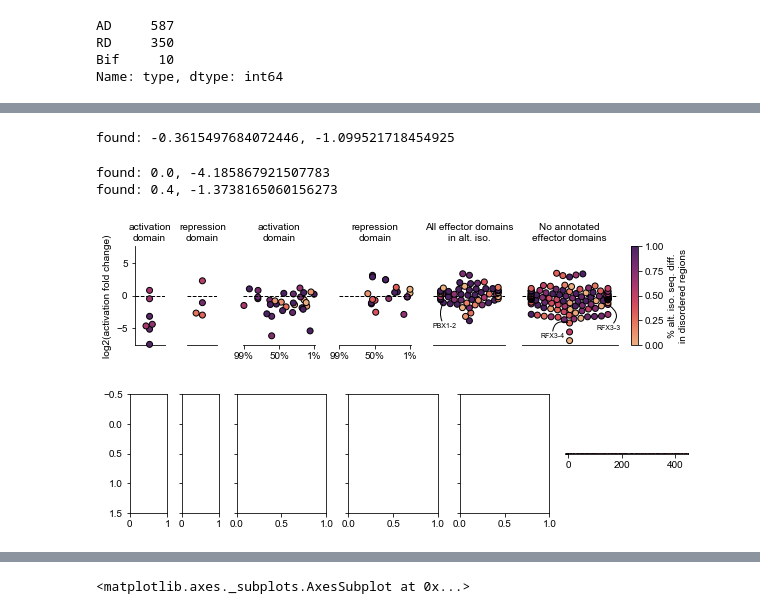
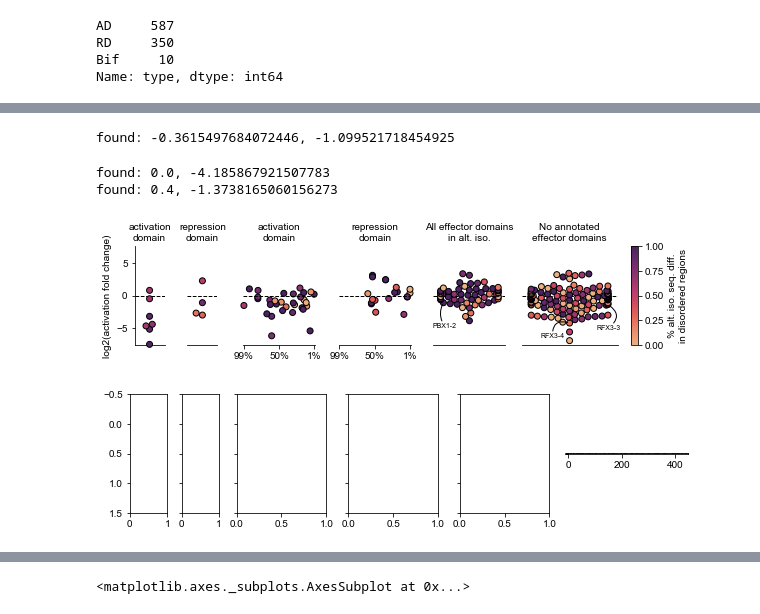
Before and after one commit to CCSB-DFCI/TF_isoforms_paper, a Jupyter notebook: src/activation_data.ipynb, the cells around one changed output, grey strips where cells are left out. Drawn from its saved outputs; the diff is of its cells as text; code cells hidden in the pictures.

```diff
--- a/src/activation_data.ipynb
+++ b/src/activation_data.ipynb
@@ -138,0 +246,20 @@ len(df)
+# %%
+# color map - length instead
+# sum up lengths of all domains (plot only includes examples w 1 type of domain)
+df['tot_dom_length_incl_pfam'] = df[['length_of_AD_domains_incl_pfam', 'length_of_RD_domains_incl_pfam', 'length_of_Bif_domains_incl_pfam']].sum(axis=1)
+t_dom_length_incl_pfam = df.loc[:,'tot_dom_length_incl_pfam'].values
+t_dom_length_incl_pfam = t_dom_length_incl_pfam[t_dom_length_incl_pfam > 0]
+
+# using min and max makes colors too hard too read - cut off
+norm = plt.Normalize(25, 250)
+palette_dom_length_incl_pfam = {value: cmap(norm(value)) for value in t_dom_length_incl_pfam}
+
+def re_color3(row, palette):
+    if row['tot_dom_length_incl_pfam'] == 0:
+        color = sns.color_palette("flare")[0]
+    else:
+        color = palette[row['tot_dom_length_incl_pfam']]
+    return color
+
+df["color_dom_length_incl_pfam"] = df.apply(re_color3, axis=1, palette=palette_dom_length_incl_pfam)
+df.sample(5)
@@ -139,14 +274,9 @@ len(df)
 # %%
-# seperately for repression and activation?
-# full loss of activation domain
-# full loss of repression domain
-# partial loss of each
-# loss of both?
-
-from matplotlib import pyplot as plt
-
-
 df = df.loc[df['activation_fold_change_log2'].notnull() & df['m1h_gte_2_fold_at_least_one_iso_per_gene'], :]
+palette = palette_disorder
+hue = 'f_disorder_difference'
+color = 'color_disorder'
+t = t_disorder
 
 gs_kw = dict(width_ratios=[0.5, 0.5, 1.2, 1.2, 1.2, 1.6])
 
@@ -170,7 +300,7 @@ sns.swarmplot(data=tot_loss_activ,
             clip_on=False,
               ax=axs[0],
               palette=palette,
-              hue='f_disorder_difference',
+              hue=hue,
                linewidth=1,
                edgecolor="black",
               alpha=1)
@@ -192,7 +322,7 @@ sns.swarmplot(data=tot_loss_repr,
             clip_on=False,
               ax=axs[1],
               palette=palette,
-              hue='f_disorder_difference',
+              hue=hue,
                linewidth=1,
                edgecolor="black",
               alpha=1)
@@ -201,8 +331,8 @@ axs[1].set_xlabel('')
 axs[1].get_legend().remove()
 
 
-# tot_loss_both = df.loc[(df['fraction_of_AD_domains_removed'] == 1) &
-#                           (df['fraction_of_RD_domains_removed'] == 1), :]
+tot_loss_both = df.loc[(df['fraction_of_AD_domains_removed'] == 1) &
+                          (df['fraction_of_RD_domains_removed'] == 1), :]
 # axs[2].set_title('both activ. &\nrepr. domains',
 # fontsize=10)
 # sns.swarmplot(data=tot_loss_both,
@@ -235,7 +365,7 @@ axs[2].scatter(partial_loss_activ.loc[:, 'fraction_of_AD_domains_removed'].value
                partial_loss_activ.loc[:, 'activation_fold_change_log2'].values,
            alpha=1,
            s=point_size**2,
-            c=partial_loss_activ.loc[:, 'color'].values,
+            c=partial_loss_activ.loc[:, color].values,
                linewidth=1,
                edgecolor="black",
            clip_on=False)
@@ -259,7 +389,7 @@ axs[3].scatter(partial_loss_repr.loc[:, 'fraction_of_RD_domains_removed'].values
                partial_loss_repr.loc[:, 'activation_fold_change_log2'].values,
            alpha=1,
            s=point_size**2,
-            c=partial_loss_repr.loc[:, 'color'].values,
+            c=partial_loss_repr.loc[:, color].values,
                linewidth=1,
                edgecolor="black",
            clip_on=False)
@@ -285,11 +415,10 @@ sns.swarmplot(data=all_retained,
               size=point_size,
             clip_on=False,
               ax=axs[4],
-              color=sns.color_palette("flare")[0],
                linewidth=1,
                edgecolor="black",
               alpha=1,
-              hue='f_disorder_difference',
+              hue=hue,
               palette=palette)
 axs[4].set_xticks([])
 axs[4].set_xlabel('')
@@ -308,7 +437,9 @@ for point in axs[4].collections:
 
 # missing stuff
 incl = tot_loss_activ.append(tot_loss_repr).append(tot_loss_both).append(partial_loss_activ).append(partial_loss_repr).append(all_retained)
-no_annot = df.loc[~df.index.isin(incl.index.values)]
+no_annot = df.loc[(~df.index.isin(incl.index.values)) & (pd.isnull(df["fraction_of_AD_domains_removed"])) &
+                  (pd.isnull(df["fraction_of_RD_domains_removed"])) &
+                  (pd.isnull(df["fraction_of_Bif_domains_removed"]))]
 axs[5].set_title('No annotated\neffector domains',
 fontsize=10)
 sns.swarmplot(data=no_annot,
@@ -317,11 +448,10 @@ sns.swarmplot(data=no_annot,
               size=point_size,
             clip_on=False,
               ax=axs[5],
-              color=sns.color_palette("flare")[0],
-               linewidth=1,
+              linewidth=1,
                edgecolor="black",
               alpha=1,
-              hue='f_disorder_difference',
+              hue=hue,
               palette=palette)
 axs[5].set_xticks([])
 axs[5].set_xlabel('')
@@ -342,33 +472,33 @@ for point in axs[5].collections:
             print("found: %s, %s" % (x, y))
             axs[5].annotate("RFX3-4", xy=(x, y), xytext=(-5, -10), textcoords='offset points',
                             arrowprops = dict(arrowstyle="-", connectionstyle="arc3,rad=-0.7"),
                             ha="right", va="top", fontsize=7,
                             bbox=dict(boxstyle='square,pad=0', fc='none', ec='none'))
 
 
 # add colorbar
 # mirror figure
 gs_kw = dict(width_ratios=[0.5, 0.5, 1.2, 1.2, 1.2, 1.6])
 fig2, axs2 = plt.subplots(1, 6, sharey=True, gridspec_kw=gs_kw)
 fig2.set_size_inches(w=8.2, h=2)
 map1 = axs2[5].imshow(np.stack([t, t]), cmap="flare")
 fig.colorbar(map1, ax=axs[5], aspect=60, label="% alt. iso. seq. diff.\nin disordered regions")
 
 
 for ax in axs:
     ax.spines['right'].set_visible(False)
     ax.spines['top'].set_visible(False)
     ax.set_ylim(-7.5, 7.5)
     ax.axhline(y=0, color='black', linewidth=1, linestyle='dashed')
 for ax in axs[1:]:
     ax.spines['left'].set_visible(False)
     ax.yaxis.set_tick_params(which='both', length=0)
     ax.set_ylabel("")
 axs[0].set_ylabel("log2(activation fold change)")
-fig.savefig('../figures/activation_vs_domain_removal.pdf', bbox_inches='tight')
+fig.savefig('../figures/activation_vs_domain_removal_colored_by_disorder.pdf', bbox_inches='tight')
 # %% [output]
 found: -0.3615497684072446, -1.099521718454925
 found: 0.0, -4.185867921507783
 found: 0.4, -1.3738165060156273
-[figure, old version]
+[figure, new version]
 [figure]
```
Also changed, not shown: parts of 14 cells of this notebook, 39 other files.
